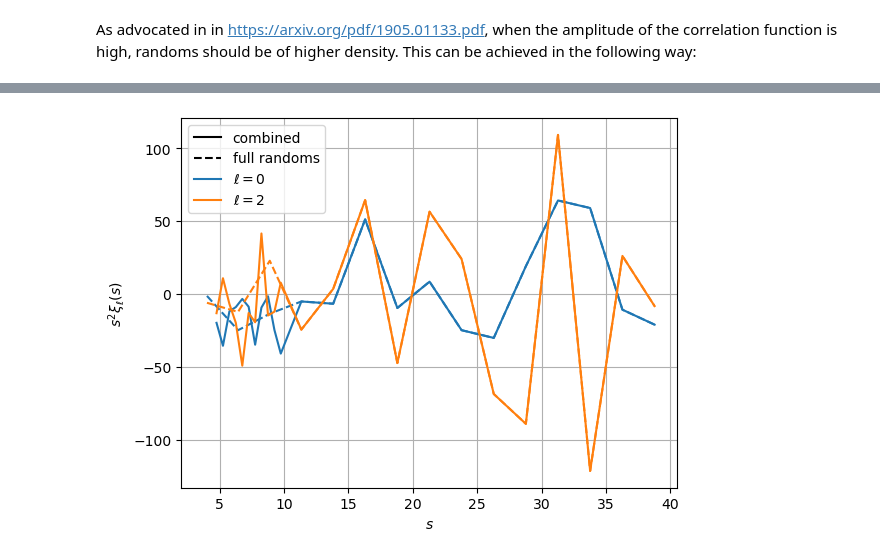
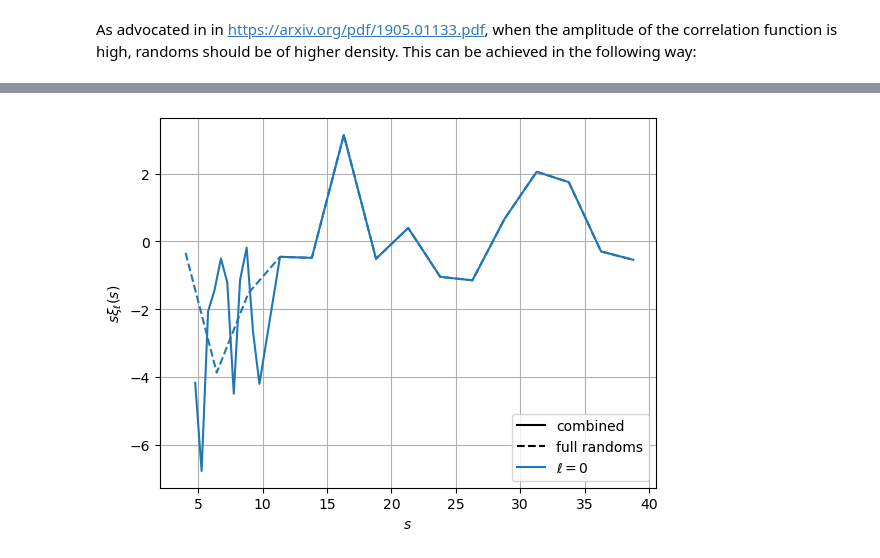
Before and after one commit to cosmodesi/pycorr, a Jupyter notebook: nb/basic_examples.ipynb, the cells around one changed output, grey strips where cells are left out. Saved outputs shown, nothing was run; the diff lists cells and outputs as text; code cells hidden in the pictures.

```diff
--- a/nb/basic_examples.ipynb
+++ b/nb/basic_examples.ipynb
@@ -170,5 +203,5 @@ result = TwoPointCorrelationFunction('smu', edges, data_positions1=data_position
 # %%
-# Other binning are "s", "rppi"
+# Here we compute s auto-correlation
 edges = np.linspace(1., 100., 51)
 result = TwoPointCorrelationFunction('s', edges, data_positions1=data_positions1, data_weights1=data_weights1,
                                      data_positions2=data_positions2, data_weights2=data_weights2,
@@ -176,9 +209,23 @@ result = TwoPointCorrelationFunction('s', edges, data_positions1=data_positions1
                                      randoms_positions2=randoms_positions2, randoms_weights2=randoms_weights2,
                                      engine='corrfunc', nthreads=4)
 ax = plt.gca()
-ax.plot(result.sep, result.corr)
+ax.plot(result.sep, result.sep * result.corr)
 ax.set_xlabel('$s$')
-ax.set_ylabel(r'$\xi(s)$')
+ax.set_ylabel(r'$s \xi(s)$')
 ax.grid(True)
 plt.show()
+
+# You can save the result
+with tempfile.TemporaryDirectory() as tmp_dir:
+    fn = os.path.join(tmp_dir, 'tmp.npy')
+    result.save(fn)
+    # And reload the result
+    #result = TwoPointEstimator.load(fn)
+    result = TwoPointCorrelationFunction.load(fn)
+    fn = os.path.join(tmp_dir, 'tmp.txt')
+    result.save_txt(fn, header=['data_file1 = data1.fits', 'data_file2 = data2.fits'])
+    # Let's show the file
+    with open(fn, 'r') as file:
+        for iline in range(25):
+            print(next(file)[:-1])
 # %% [output]
@@ -279,11 +403,11 @@ ells = (0, 2, 4)
 s, xiell = result(ells=ells, return_sep=True)
 ax = plt.gca()
 for ill, ell in enumerate(ells):
-    ax.plot(s, xiell[ill], label='$\ell = {:d}$'.format(ell))
+    ax.plot(s, s * xiell[ill], label='$\ell = {:d}$'.format(ell))
 ax.legend()
 ax.grid(True)
 ax.set_xlabel('$s$')
-ax.set_ylabel(r'$\xi_{\ell}(s)$')
+ax.set_ylabel(r'$s \xi_{\ell}(s)$')
 plt.show()
 # Flat, as expected
 # %% [output]
@@ -334,10 +458,10 @@ ells = (0, 2, 4)
 s, xiell = result(ells=ells, return_sep=True)
 ax = plt.gca()
 for ill, ell in enumerate(ells):
-    ax.plot(s, s**2*xiell[ill], label='$\ell = {:d}$'.format(ell))
+    ax.plot(s, s * xiell[ill], label='$\ell = {:d}$'.format(ell))
 ax.legend()
 ax.set_xlabel('$s$')
-ax.set_ylabel(r'$s^{2}\xi_{\ell}(s)$')
+ax.set_ylabel(r'$s \xi_{\ell}(s)$')
 ax.grid(True)
 plt.show()
 # Flat, as expected
@@ -470,12 +592,12 @@ ax.plot([], [], linestyle='-', color='k', label='split randoms')
 ax.plot([], [], linestyle='--', color='k', label='full randoms')
 for ill, ell in enumerate(ells):
     s, xiell = split(ells=ell, return_sep=True)
-    ax.plot(s, s**2*xiell, color='C{:d}'.format(ill), linestyle='-', label='$\ell = {:d}$'.format(ell))
+    ax.plot(s, s * xiell, color='C{:d}'.format(ill), linestyle='-', label='$\ell = {:d}$'.format(ell))
     s, xiell = ref(ells=ell, return_sep=True)
-    ax.plot(s, s**2*xiell, color='C{:d}'.format(ill), linestyle='--', label=None)
+    ax.plot(s, s * xiell, color='C{:d}'.format(ill), linestyle='--', label=None)
 ax.legend()
 ax.set_xlabel('$s$')
-ax.set_ylabel(r'$s^{2}\xi_{\ell}(s)$')
+ax.set_ylabel(r'$s \xi_{\ell}(s)$')
 ax.grid(True)
 ax.legend()
 plt.show()
@@ -499,20 +621,20 @@ combined = small.concatenate_x(small, ref)
 # %%
-ells = (0, 2)
+ells = (0,)
 ax = plt.gca()
 ax.plot([], [], linestyle='-', color='k', label='combined')
 ax.plot([], [], linestyle='--', color='k', label='full randoms')
 for ill, ell in enumerate(ells):
     s, xiell = combined(ells=ell, return_sep=True)
     mask = s < 40.
-    ax.plot(s[mask], s[mask]**2*xiell[mask], color='C{:d}'.format(ill), linestyle='-', label='$\ell = {:d}$'.format(ell))
+    ax.plot(s[mask], s[mask] * xiell[mask], color='C{:d}'.format(ill), linestyle='-', label='$\ell = {:d}$'.format(ell))
     s, xiell = ref(ells=ell, return_sep=True)
     mask = s < 40.
-    ax.plot(s[mask], s[mask]**2*xiell[mask], color='C{:d}'.format(ill), linestyle='--', label=None)
+    ax.plot(s[mask], s[mask] * xiell[mask], color='C{:d}'.format(ill), linestyle='--', label=None)
 ax.legend()
 ax.set_xlabel('$s$')
-ax.set_ylabel(r'$s^{2}\xi_{\ell}(s)$')
+ax.set_ylabel(r'$s \xi_{\ell}(s)$')
 ax.grid(True)
 ax.legend()
 plt.show()
 # %% [output]
-[figure, old version]
+[figure, new version]
```
Also changed, not shown: parts of 19 cells of this notebook, 6 other files.
